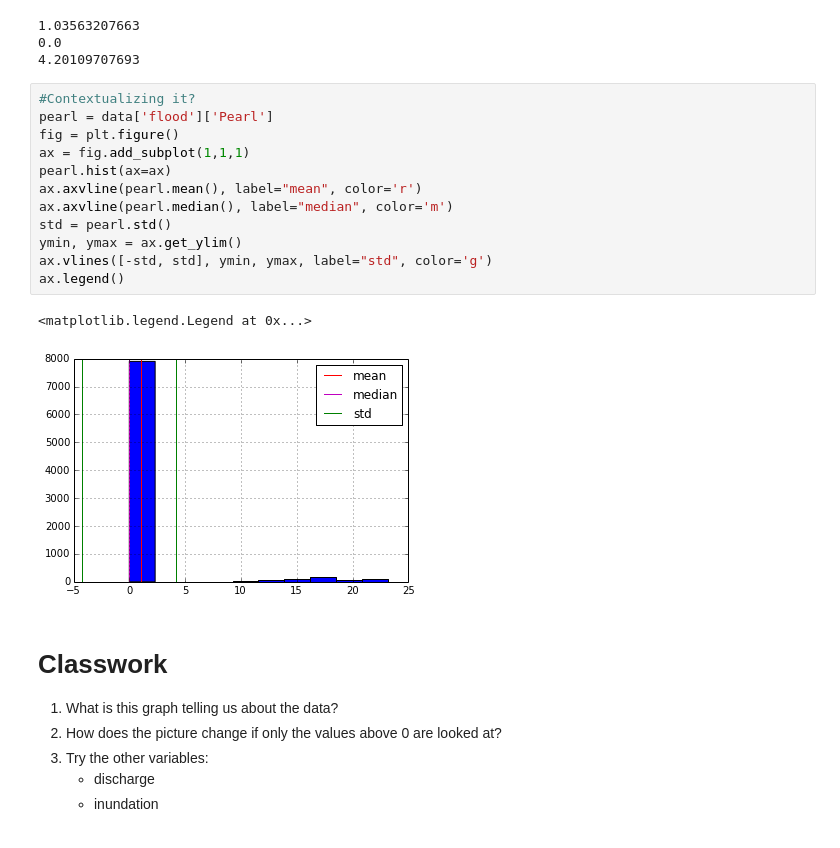
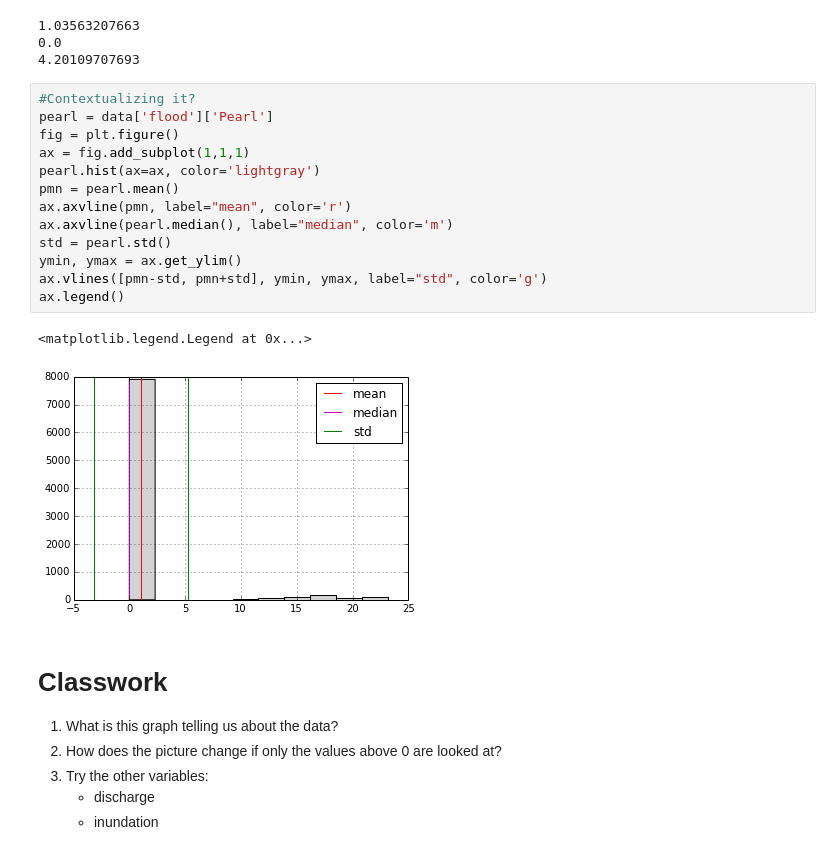
Before and after one commit to story645/EAS213, a Jupyter notebook: notebooks/class3.ipynb, the cells around one changed output. Saved outputs shown, nothing was run; the diff lists cells and outputs as text.

Commit message:
fixed std plot

```diff
--- a/notebooks/class3.ipynb
+++ b/notebooks/class3.ipynb
@@ -41,18 +43,19 @@ print data['flood']['Pearl'].std()
 # %%
 #Contextualizing it?
 pearl = data['flood']['Pearl']
 fig = plt.figure()
 ax = fig.add_subplot(1,1,1)
-pearl.hist(ax=ax)
-ax.axvline(pearl.mean(), label="mean", color='r')
+pearl.hist(ax=ax, color='lightgray')
+pmn = pearl.mean()
+ax.axvline(pmn, label="mean", color='r')
 ax.axvline(pearl.median(), label="median", color='m')
 std = pearl.std()
 ymin, ymax = ax.get_ylim()
-ax.vlines([-std, std], ymin, ymax, label="std", color='g')
+ax.vlines([pmn-std, pmn+std], ymin, ymax, label="std", color='g')
 ax.legend()
 # %% [output]
 <matplotlib.legend.Legend at 0x...>
-[figure, old version]
+[figure, new version]
 # %% [markdown]
 Classwork
 ==========
```
Also changed, not shown: parts of 1 cell of this notebook.
